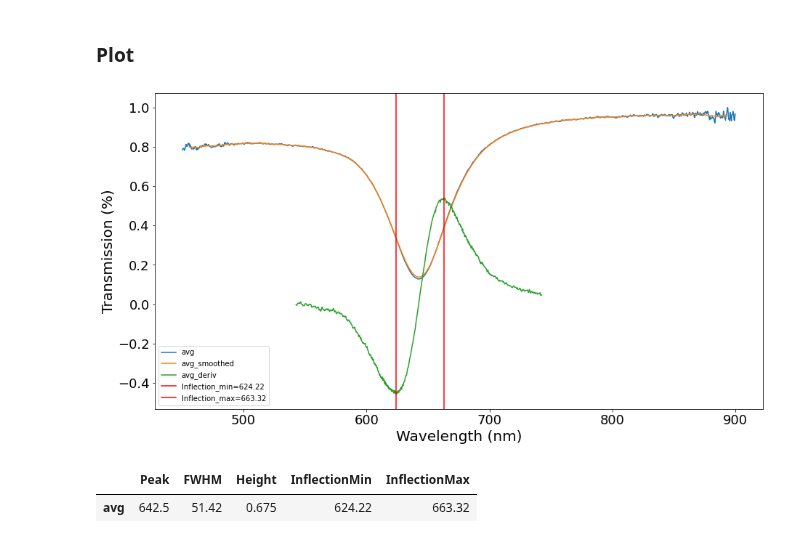
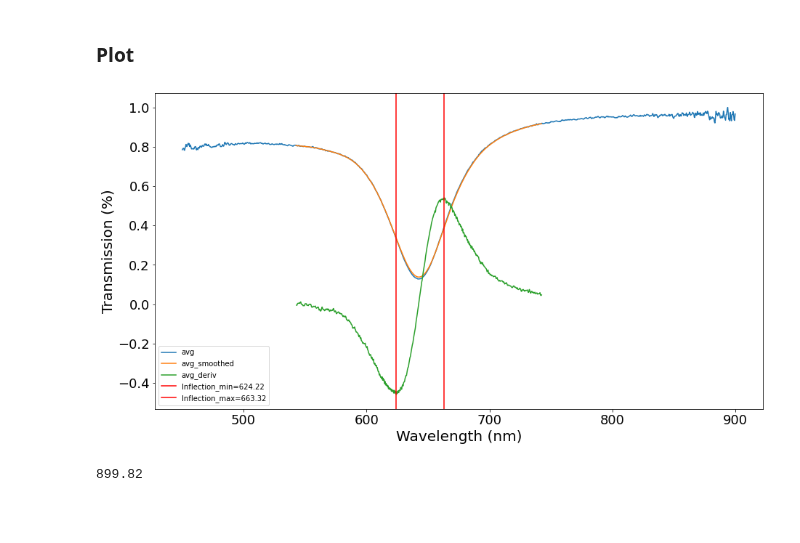
Before and after one commit to calcut/dwt-optical, a Jupyter notebook: jupyter_process_data.ipynb, the cells around one changed output. Drawn from its saved outputs; the diff is of its cells as text; code cells hidden in the pictures; blank space fills up the shorter version.

Commit message:
Major change! dataframe now has 'wavelength' as index not a column. This makes for less verbose processing

```diff
--- a/jupyter_process_data.ipynb
+++ b/jupyter_process_data.ipynb
@@ -44,6 +44,8 @@ The inflection points can then be found
 
 # Read in the actual spectral data, merging all measurements into a single dataframe
 merged_df, title = csv.merge_dataframes(setup, meta_df)
+
+print(merged_df)
 
 # Configure the parameters for processing the data
 dp = lib.data_process.DataProcessor()
@@ -66,21 +68,21 @@ df = dp.process_dataframe(merged_df)
 def derivative(df, trim_nm=100, smooth_points=30):
 
     for col in df:
-        if col == 'wavelength':
-            pass
-        else:
-            # smooth first
-            df[f'{col}_smoothed'] = df[f'{col}'].rolling(window=smooth_points, center=True).mean()
+        # smooth first
+        df[f'{col}_smoothed'] = df[f'{col}'].rolling(window=smooth_points, center=True).mean()
 
-            # Get the literal minimum
-            wl_minimum = df['wavelength'].iloc[df[f'{col}_smoothed'].idxmin()]
+        # Get the literal minimum
+        wl_minimum = df[f'{col}_smoothed'].idxmin()
 
-            # This does a simple delta y / delta x type of derivative
-            df[f'{col}_deriv'] = df[f'{col}_smoothed'].diff() / df['wavelength'].diff()
+        # trim the derivative at +/- trim_nm around the minimum
+        df[f'{col}_smoothed'] = df[f'{col}_smoothed'].loc[df.index >= wl_minimum -trim_nm]
+        df[f'{col}_smoothed'] = df[f'{col}_smoothed'].loc[df.index <= wl_minimum +trim_nm]
 
-            # trim the derivative at +/- trim_nm around the minimum
-            df[f'{col}_deriv'] = df[f'{col}_deriv'].loc[df['wavelength'] >= wl_minimum -trim_nm]
-            df[f'{col}_deriv'] = df[f'{col}_deriv'].loc[df['wavelength'] <= wl_minimum +trim_nm]
+        # create a wavelength series so the .diff() function on it
+        wavelength_series = df.index.to_series()
+
+        # This does a simple delta y / delta x type of derivative
+        df[f'{col}_deriv'] = df[f'{col}_smoothed'].diff() / wavelength_series.diff()
 
     return df
 
@@ -89,5 +91,5 @@ df = derivative(df, trim_nm=100, smooth_points=30)
 
 # Get inflections by finding the index (i.e. row numbers) of the min and max of the smoothed derivative
 # Then looking up the wavelength at that those indicies.
-inflection_min = df['wavelength'].iloc[df['avg_deriv'].idxmin()]
-inflection_max = df['wavelength'].iloc[df['avg_deriv'].idxmax()]
+inflection_min = df['avg_deriv'].idxmin()
+inflection_max = df['avg_deriv'].idxmax()
@@ -96,29 +116,31 @@ inflection_max = df['wavelength'].iloc[df['avg_deriv'].idxmax()]
 # %%
 
 
-for col in df.columns[1:]:
+for col in df.columns:
     if col == 'avg_deriv': #Normalise for better plotting
         maxval = df[col].max() - df[col].min()
         df[col] = df[col] / maxval - df[col].min()
 
-    plt.plot(df['wavelength'], df[col], label=col)
+    plt.plot(df.index, df[col], label=col)
 
 plt.xlabel("Wavelength (nm)", fontsize=20)
 plt.ylabel("Transmission (%)", fontsize=20)
 plt.xticks(fontsize=18)
 plt.yticks(fontsize=18)
 fig=plt.gcf()
 fig.set_size_inches(15, 8)
 
 plt.axvline(x=inflection_min, label=f"Inflection_min={inflection_min}", color='r')
 plt.axvline(x=inflection_max, label=f"Inflection_max={inflection_max}", color='r')
 plt.legend()
 
 plt.show()
 # %% [output]
-[figure, old version]
+[figure, new version]
-# %%
-dp.get_stats(merged_df)
-# %% [output]
-|  | Peak | FWHM | Height | InflectionMin | InflectionMax |
-| avg | 642.5 | 51.42 | 0.675 | 624.22 | 663.32 |
+# %%
+df2 = dp.process_dataframe(merged_df)
+stats_df = dp.get_stats(df2)
+
+df2.index.max()
+# %% [output]
+899.82
```
Also changed, not shown: parts of 2 cells of this notebook, 2 other files.
